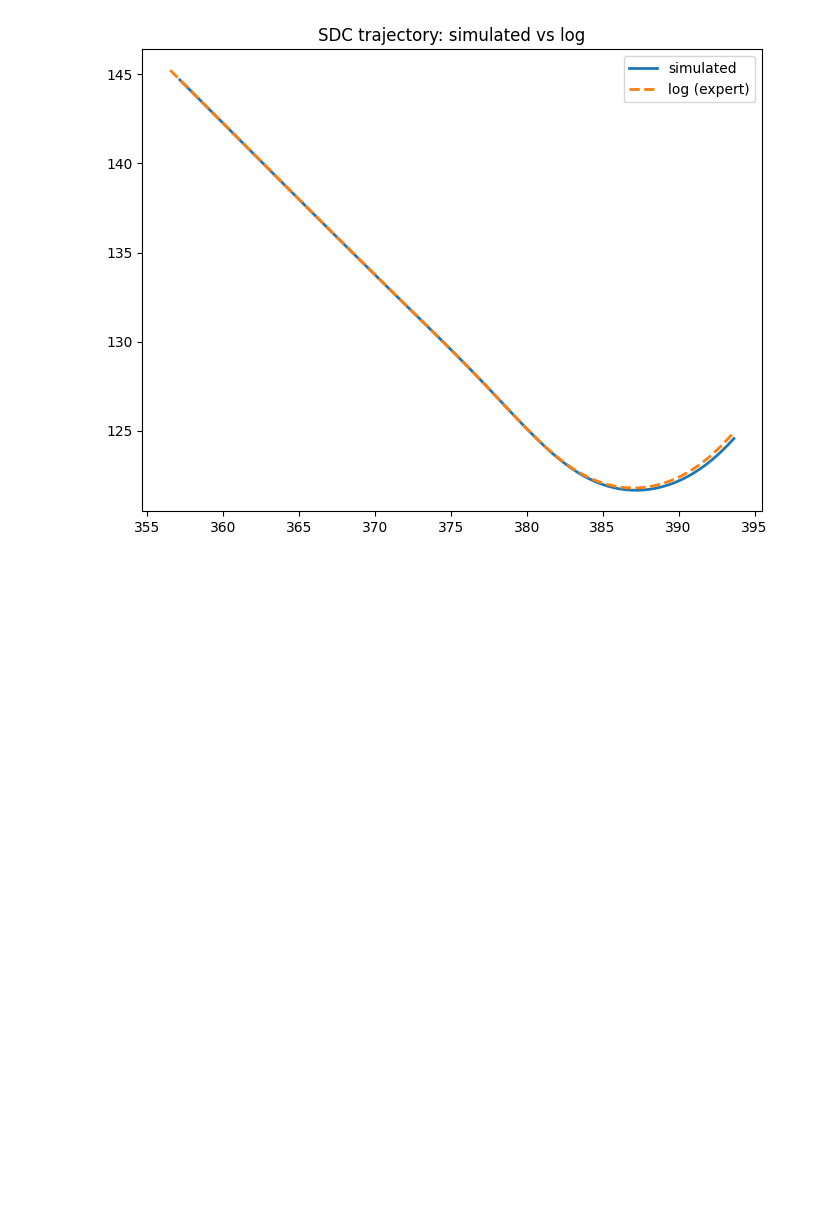
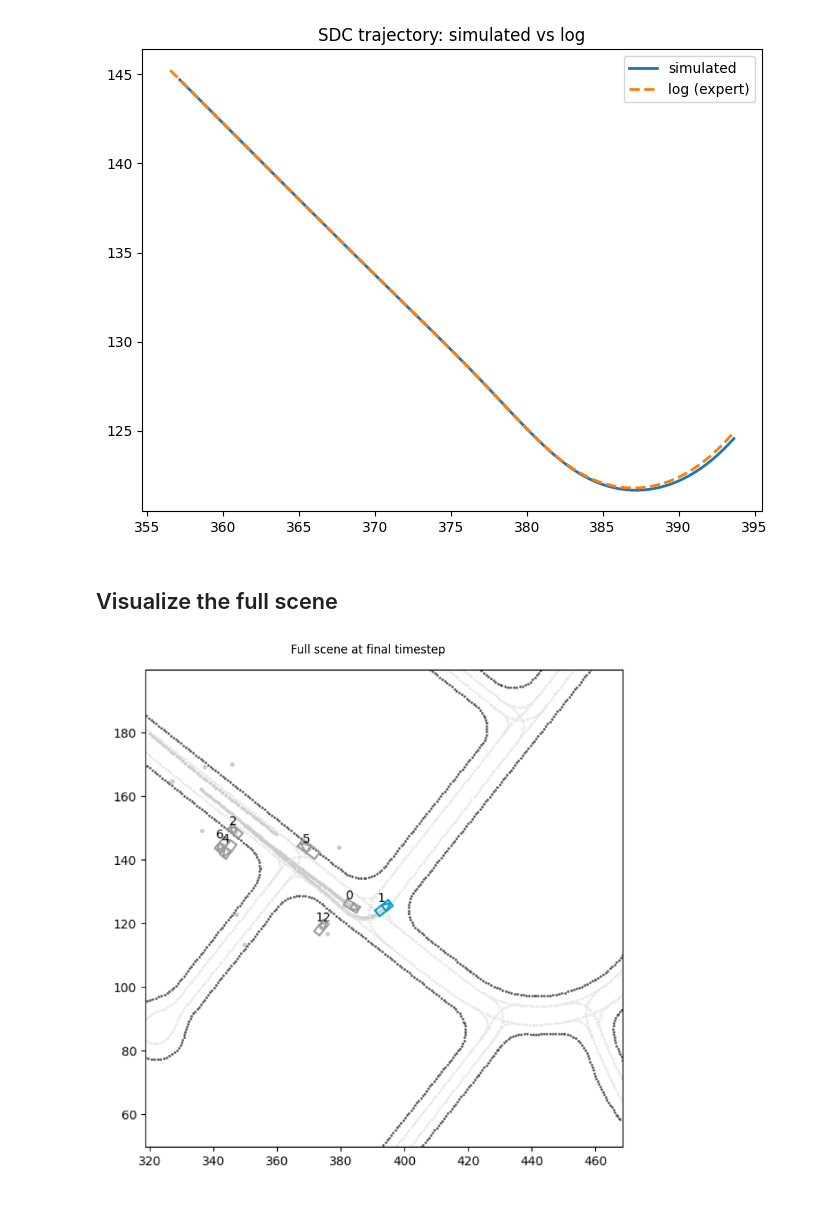
Before and after one commit to ducmngx/waymax-projects, a Jupyter notebook: notebooks/explore_sim.ipynb, the cells around one changed output. Drawn from its saved outputs; the diff is of its cells as text; code cells hidden in the pictures; blank space fills up the shorter version.

```diff
--- a/notebooks/explore_sim.ipynb
+++ b/notebooks/explore_sim.ipynb
@@ -207,3 +207,14 @@ plt.title('SDC trajectory: simulated vs log')
 plt.show()
 # %% [output]
 [figure]
+# %% [markdown]
+## Visualize the full scene
+# %%
+img = visualization.plot_simulator_state(state, use_log_traj=True)
+plt.figure(figsize=(10, 10))
+plt.imshow(img)
+plt.axis('off')
+plt.title('Full scene at final timestep')
+plt.show()
+# %% [output]
+[figure, added]
```
Also changed, not shown: parts of 4 cells of this notebook.
